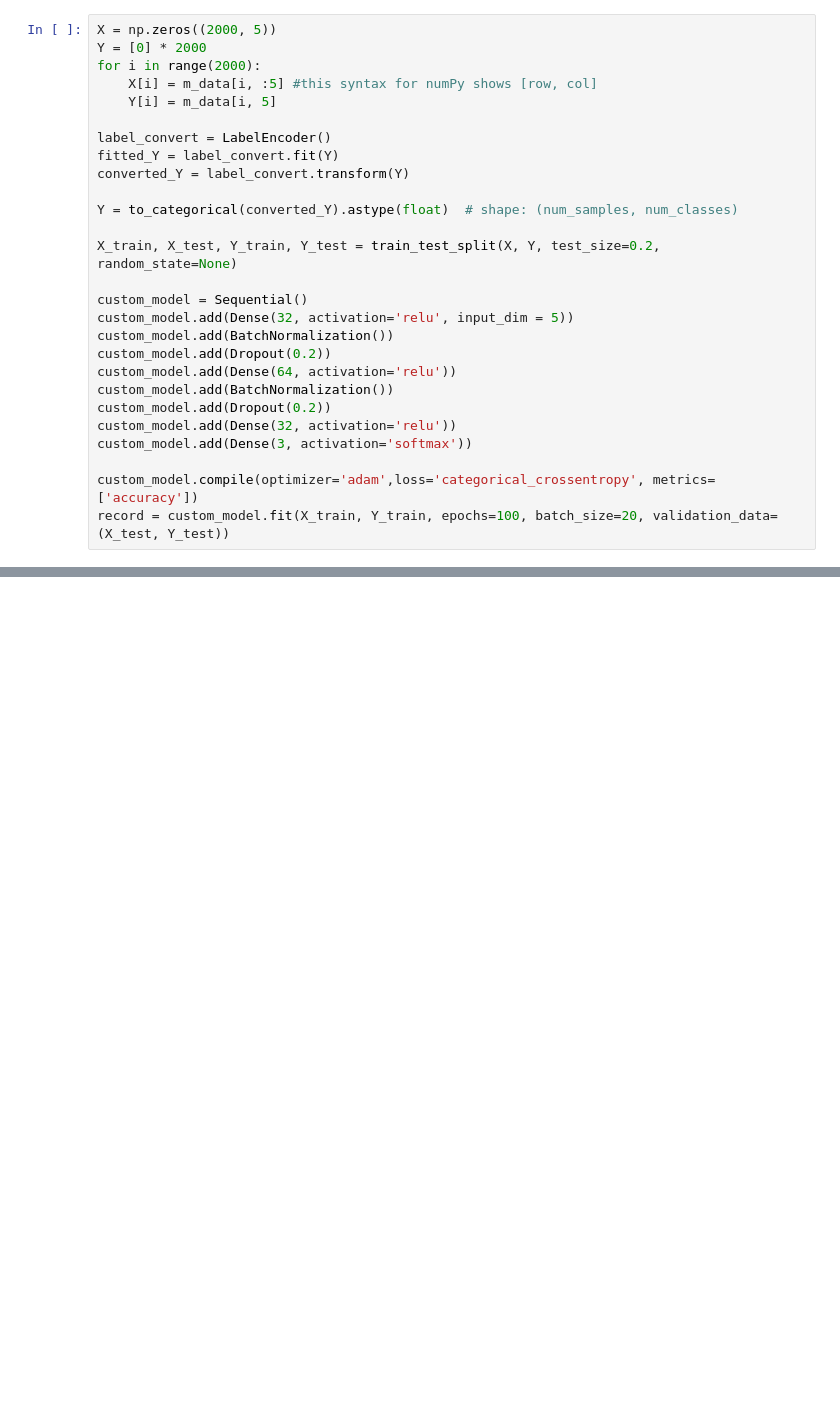
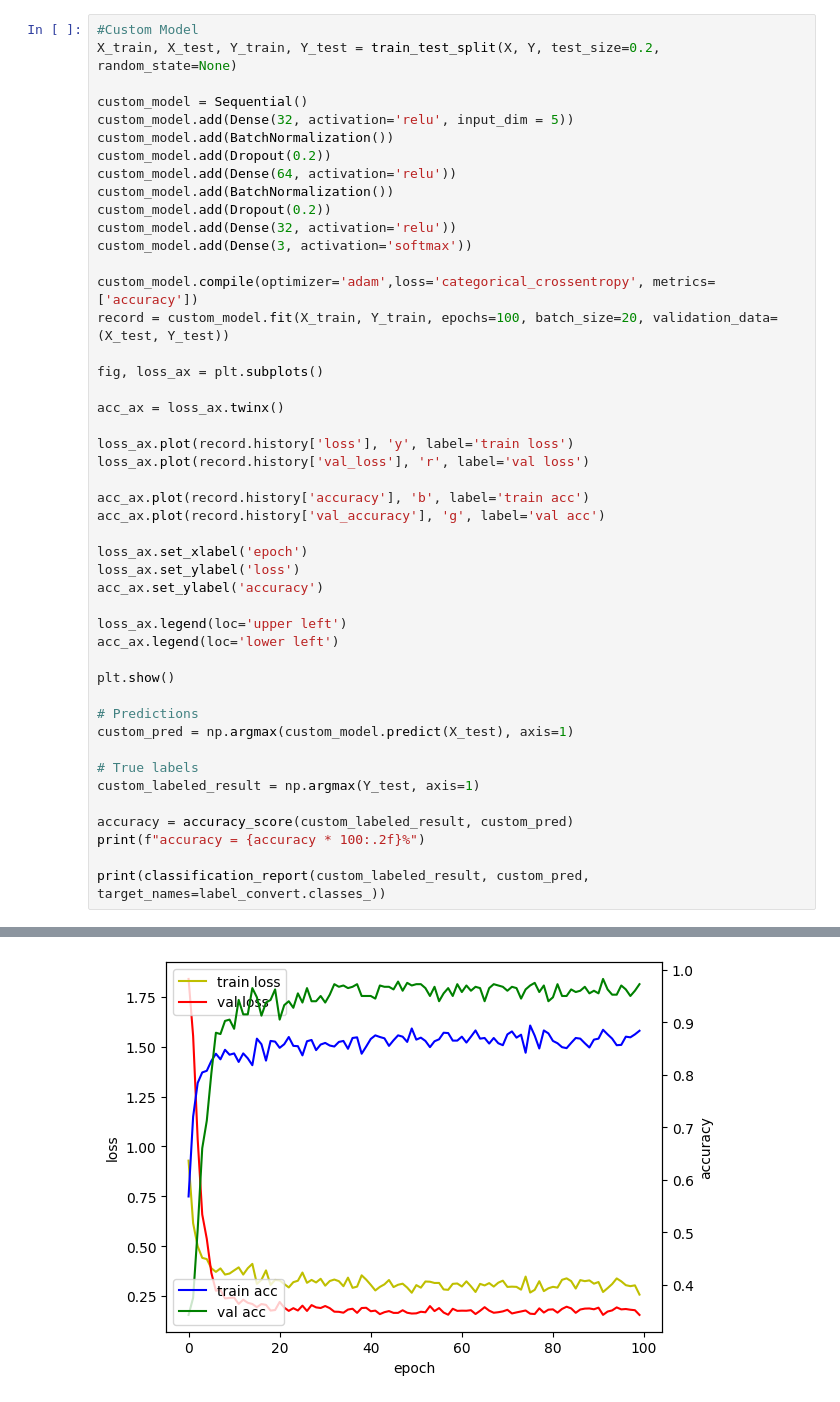
Before and after one commit to dahn24/Risk-Assessment-Program, a Jupyter notebook: mlModelNN.ipynb, the cells around one changed output, grey strips where cells are left out. Cells and saved outputs as stored; diff of their text form; blank space fills up the shorter version.

Commit message:
pushed my ML model to the branch

```diff
--- a/mlModelNN.ipynb
+++ b/mlModelNN.ipynb
@@ -21,16 +44,5 @@ m_data = np.array(df)
 # %%
-X = np.zeros((2000, 5))
-Y = [0] * 2000
-for i in range(2000):
-    X[i] = m_data[i, :5] #this syntax for numPy shows [row, col]
-    Y[i] = m_data[i, 5]
-
-label_convert = LabelEncoder()
-fitted_Y = label_convert.fit(Y)
-converted_Y = label_convert.transform(Y)
-
-Y = to_categorical(converted_Y).astype(float)  # shape: (num_samples, num_classes)
-
+#Custom Model
 X_train, X_test, Y_train, Y_test = train_test_split(X, Y, test_size=0.2, random_state=None)
 
 custom_model = Sequential()
@@ -45,5 +57,35 @@ custom_model.add(Dense(3, activation='softmax'))
 
 custom_model.compile(optimizer='adam',loss='categorical_crossentropy', metrics=['accuracy'])
 record = custom_model.fit(X_train, Y_train, epochs=100, batch_size=20, validation_data=(X_test, Y_test))
+
+fig, loss_ax = plt.subplots()
+
+acc_ax = loss_ax.twinx()
+
+loss_ax.plot(record.history['loss'], 'y', label='train loss')
+loss_ax.plot(record.history['val_loss'], 'r', label='val loss')
+
+acc_ax.plot(record.history['accuracy'], 'b', label='train acc')
+acc_ax.plot(record.history['val_accuracy'], 'g', label='val acc')
+
+loss_ax.set_xlabel('epoch')
+loss_ax.set_ylabel('loss')
+acc_ax.set_ylabel('accuracy')
+
+loss_ax.legend(loc='upper left')
+acc_ax.legend(loc='lower left')
+
+plt.show()
+
+# Predictions
+custom_pred = np.argmax(custom_model.predict(X_test), axis=1)
+
+# True labels
+custom_labeled_result = np.argmax(Y_test, axis=1)
+
+accuracy = accuracy_score(custom_labeled_result, custom_pred)
+print(f"accuracy = {accuracy * 100:.2f}%")
+
+print(classification_report(custom_labeled_result, custom_pred, target_names=label_convert.classes_))
 # %% [output]
 Epoch 1/100
@@ -65,0 +108 @@ Epoch 100/100
+[figure, added]
```
Also changed, not shown: parts of 6 cells of this notebook, 2 other files.
